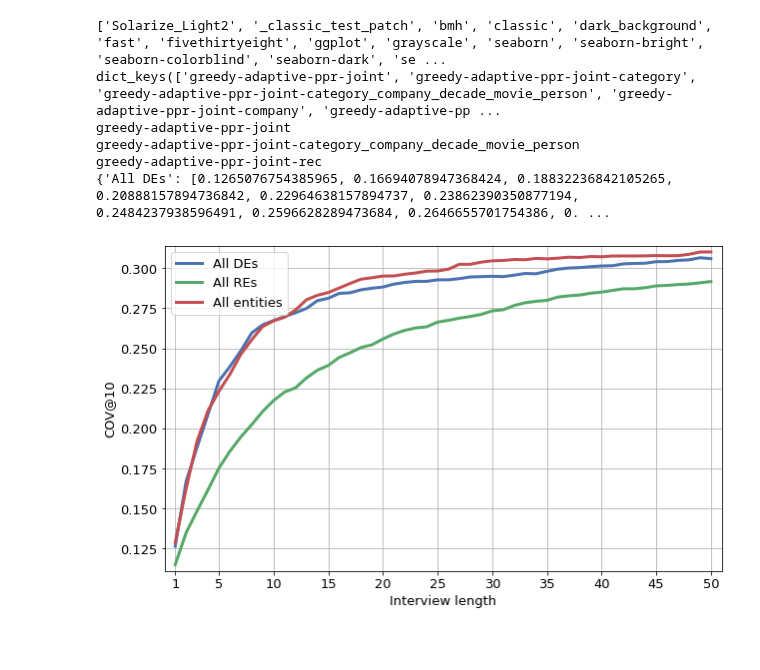
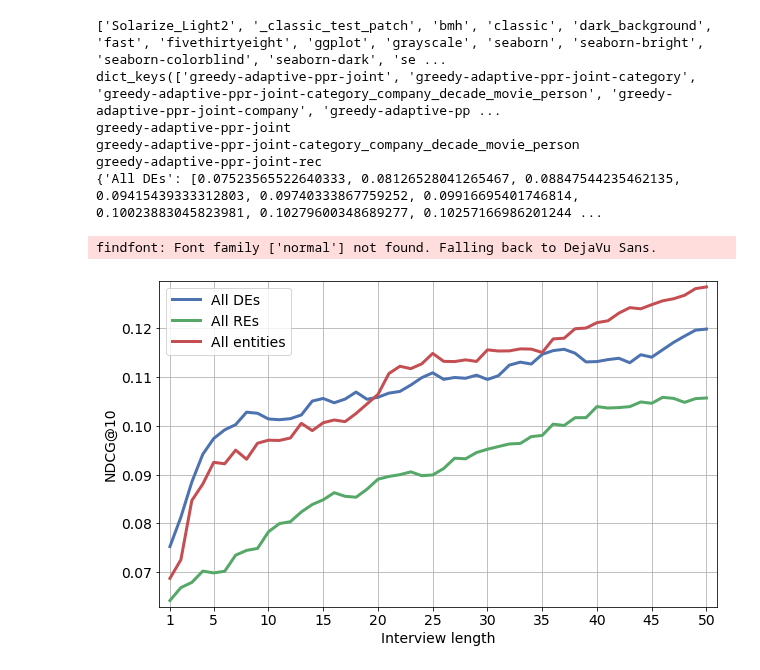
Before and after one commit to MI-911/cold-start-framework, a Jupyter notebook: tools/analysis/results/type_limit_comparison.ipynb, the cells around one changed output. Drawn from its saved outputs; the diff is of its cells as text; code cells hidden in the pictures; blank space fills up the shorter version.

```diff
--- a/tools/analysis/results/type_limit_comparison.ipynb
+++ b/tools/analysis/results/type_limit_comparison.ipynb
@@ -5,13 +5,13 @@ import numpy as np
 import seaborn as sns
 
 font = {'family' : 'normal',
-        'size'   : 13}
+        'size'   : 14}
 
 plt.rc('font', **font)
 plt.style.use('seaborn-deep')
 # sns.set_palette(sns.color_palette("deep", 10))
 print(plt.style.available)
-metric = 'cov'
+metric = 'ndcg'
 cutoff = '10'
 n_questions = 50
 experiment = 'equal'
@@ -36,32 +36,33 @@ allowed = ['greedy-adaptive-ppr-joint', 'greedy-adaptive-ppr-joint-rec', 'greedy
 data = {k: v for k, v in data.items() if k in allowed}
 for model in data:
     alias = name_map.get(model.replace('greedy-adaptive-ppr-joint', ''))
     print(model)
     model_values[alias] = [np.mean(data[model][x - 1]) for x in xs]
 
 fig, ax = plt.subplots(figsize=(10, 6))
 width = 0.5
 
 for i, model in enumerate(sorted(model_values)):
     values = model_values.get(model)
 
     plt.plot(xs, model_values.get(model), label=model, linewidth=3, color=f'C{i}')
 
 plt.xticks([1, 5, 10, 15, 20, 25, 30, 35, 40, 45, 50])
 plt.ylabel(f'{metric.upper()}@{cutoff}')
 plt.grid()
 plt.legend()#loc='upper center', bbox_to_anchor=(0.5, -0.15), shadow=True, ncol=2)
 plt.xlabel('Interview length')
 plt.margins(0.02,)
 plt.savefig('output/type_comparison.pdf', bbox_inches='tight')
 plt.show()
 
 print(model_values)
 # %% [output]
 ['Solarize_Light2', '_classic_test_patch', 'bmh', 'classic', 'dark_background', 'fast', 'fivethirtyeight', 'ggplot', 'grayscale', 'seaborn', 'seaborn-bright', 'seaborn-colorblind', 'seaborn-dark', 'se ...
 dict_keys(['greedy-adaptive-ppr-joint', 'greedy-adaptive-ppr-joint-category', 'greedy-adaptive-ppr-joint-category_company_decade_movie_person', 'greedy-adaptive-ppr-joint-company', 'greedy-adaptive-pp ...
 greedy-adaptive-ppr-joint
 greedy-adaptive-ppr-joint-category_company_decade_movie_person
 greedy-adaptive-ppr-joint-rec
-{'All DEs': [0.1265076754385965, 0.16694078947368424, 0.18832236842105265, 0.20888157894736842, 0.22964638157894737, 0.23862390350877194, 0.2484237938596491, 0.2596628289473684, 0.2646655701754386, 0. ...
+{'All DEs': [0.07523565522640333, 0.08126528041265467, 0.08847544235462135, 0.09415439333312803, 0.09740333867759252, 0.09916695401746814, 0.10023883045823981, 0.10279600348689277, 0.10257166986201244 ...
+findfont: Font family ['normal'] not found. Falling back to DejaVu Sans.
-[figure, old version]
+[figure, new version]
```
